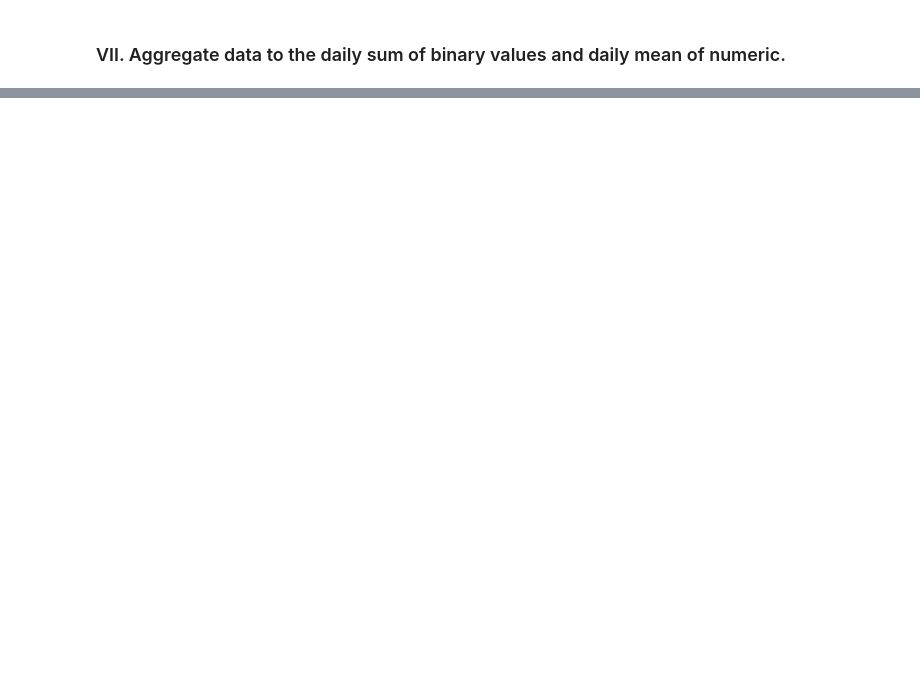
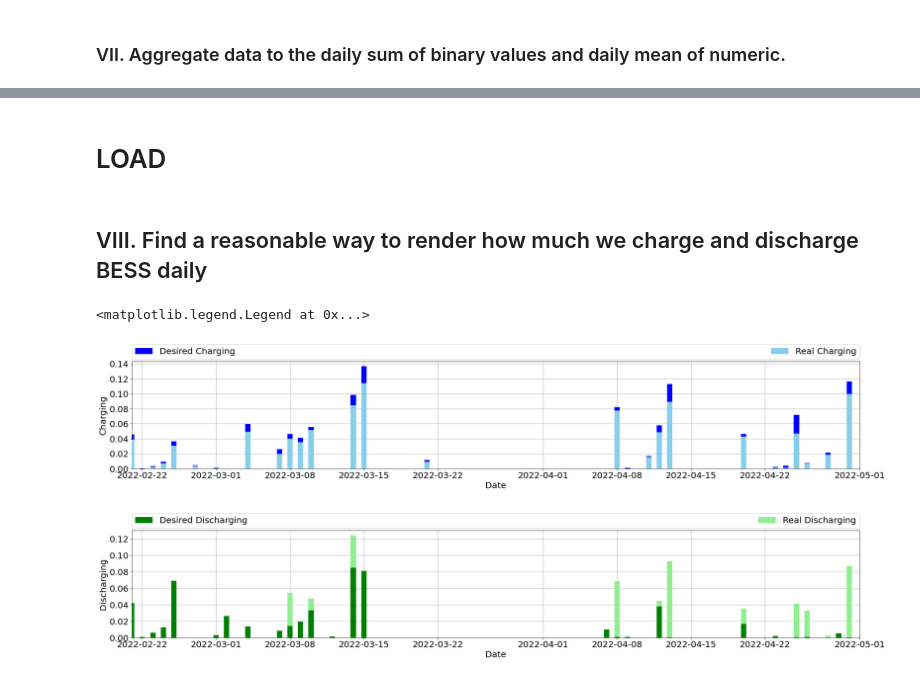
Before and after one commit to mbujdakova/BESS_BDP, a Jupyter notebook: BESS.ipynb, the cells around one changed output, grey strips where cells are left out. Cells and saved outputs as stored; diff of their text form; code cells hidden in the pictures; blank space fills up the shorter version.

```diff
--- a/BESS.ipynb
+++ b/BESS.ipynb
@@ -308,4 +258,0 @@ Replace Outside Temperature with API temperature data
-# %%
-df_extended['Outside Temperature'] = df_minutely['temperature']
-df_extended['Outside Temperature Denormalized'] = denormalize(df_extended['Outside Temperature'].values, original_min, original_max)
-df_extended.isna().sum()
@@ -337,0 +259,2 @@ dtype: int64
+# %%
+df_extended['Outside Temperature'] = df_hourly['temperature'].resample('T').interpolate()
@@ -368,0 +269,11 @@ dtype: object
+# %%
+# Create a list of numeric columns and binary columns
+numeric_cols = ['Active Power Setpoint', 'SOC', 'Battery part Fan Vb1 Feedback', 'Avg. Cell Temperature',
+       'Max. Cell Temperatue', 'Min. Cell Temperature', 'String Power',
+       'Outside Temperature', 'Ambient Temperature']
+binary_cols = ['HVAC Battery part Circulation Fan V1',
+       'HVAC Battery part heating', 'HVAC Battery part cooling',]
+
+df_filled = df_extended
+df_filled[numeric_cols] = df_filled[numeric_cols].interpolate()
+df_filled = df_filled.ffill()
@@ -813,0 +320,44 @@ plt.show
+# %% [markdown]
+# LOAD
+# %% [markdown]
+## VIII. Find a reasonable way to render how much we charge and discharge BESS daily
+# %%
+start_time = pd.Timestamp('2022-02-21 00:01:00+0000', tz='UTC')
+end_time = pd.Timestamp('2022-05-01 00:00:00+0000', tz='UTC')
+
+times = list(aggregated.index)
+values_char = list(aggregated['Real Charging'])
+values_dis = list(aggregated['Real Discharging'])
+val_char = list(aggregated['Desired Charging'])
+val_dis = list(aggregated['Desired Discharging'])
+val_SOC = list(aggregated['SOC'])
+
+plt.figure(figsize=(30, 10))
+plt.subplot(211)
+plt.grid(zorder=0)
+plt.bar(times, val_char,  width=0.5, align='center', color='blue', zorder=2)
+plt.bar(times, values_char,  width=0.5, align='center', color='skyblue', zorder=3)
+plt.ylabel('Charging', fontsize=20)
+plt.xlabel('Date', fontsize=20)
+plt.xticks(fontsize=20)
+plt.yticks(fontsize=20)
+plt.xlim(start_time, end_time)
+plt.legend(['Desired Charging', 'Real Charging'], bbox_to_anchor=(0, 1.02, 1, 0.2), loc="lower left",
+                mode="expand", borderaxespad=0, ncol=5, fontsize=20)
+
+plt.figure(figsize=(30, 10))
+plt.subplot(212)
+plt.grid(zorder=0)
+plt.bar(times, val_dis, width=0.5, align='center', color='green', zorder=4)
+plt.bar(times, values_dis, width=0.5, align='center', color='lightgreen', zorder=3)
+plt.ylabel('Discharging', fontsize=20)
+plt.xlabel('Date', fontsize=20)
+plt.xticks(fontsize=20)
+plt.yticks(fontsize=20)
+plt.xlim(start_time, end_time)
+plt.legend(['Desired Discharging', 'Real Discharging'], bbox_to_anchor=(0, 1.02, 1, 0.2), loc="lower left",
+                mode="expand", borderaxespad=0, ncol=5, fontsize=20)
+# %% [output]
+<matplotlib.legend.Legend at 0x...>
+[figure, added]
+[figure, added]
```
Also changed, not shown: parts of 87 cells of this notebook.
